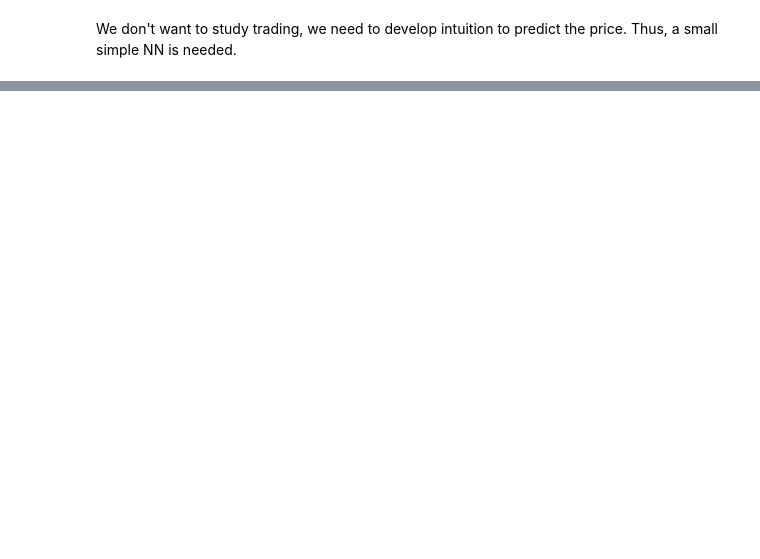
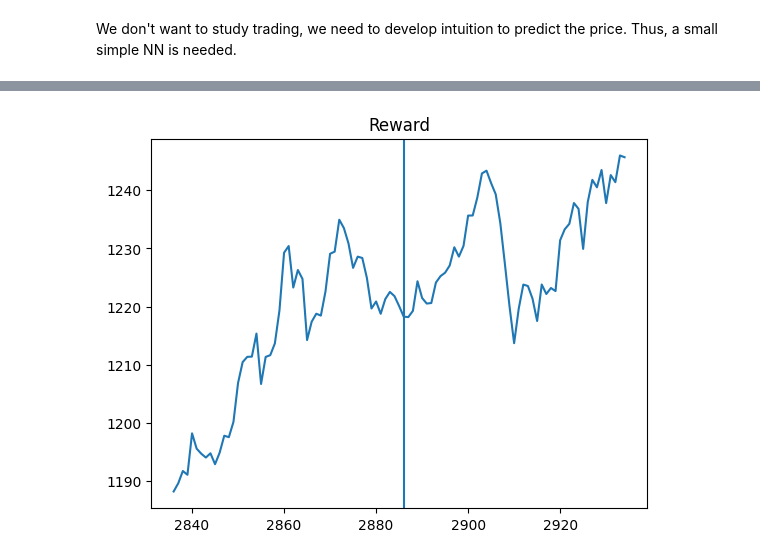
Before and after one commit to alexkalitenko125/ML_for_finance, a Jupyter notebook: Reinforcement Learning for Finance/RL_finance_MOEX.ipynb, the cells around one changed output, grey strips where cells are left out. Saved outputs shown, nothing was run; the diff lists cells and outputs as text; code cells hidden in the pictures; blank space fills up the shorter version.

```diff
--- a/Reinforcement Learning for Finance/RL_finance_MOEX.ipynb
+++ b/Reinforcement Learning for Finance/RL_finance_MOEX.ipynb
@@ -346,0 +372,16 @@ plt.show()
+# %%
+ # We make a schedule of income. Let's make a frame of the Price format/The signal
+backtest = pd.DataFrame({
+    'price': dataf.flatten(),
+    'signal': [0] * (WINDOW_SHAPE//REWARD_TIME) + actions
+})
+# We get price derivatives and make a shift
+backtest['price_diff'] = backtest['price'].diff().shift(-1)
+# We summarize the income and display a graph
+(backtest['price_diff'] * backtest['signal']).cumsum()[-100:].plot()
+plt.title('Reward')
+
+plt.axvline(x=(dataf.shape[0]-SIZE_test)//REWARD_TIME)
+plt.show()
+# %% [output]
+[figure, added]
```
Also changed, not shown: parts of 11 cells of this notebook.
